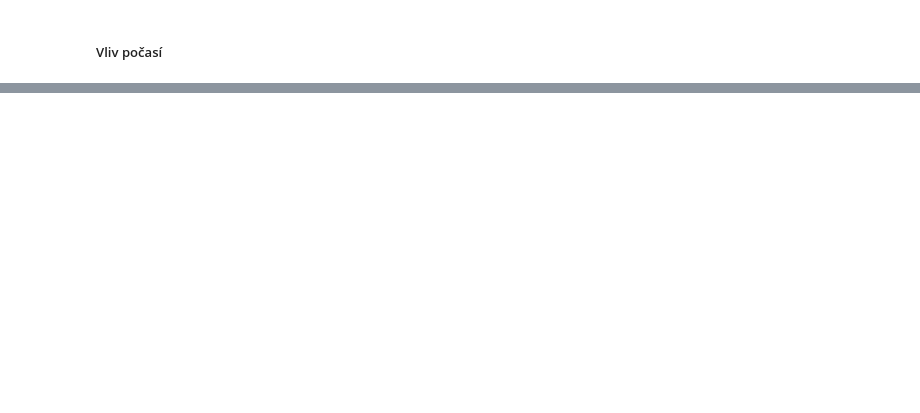
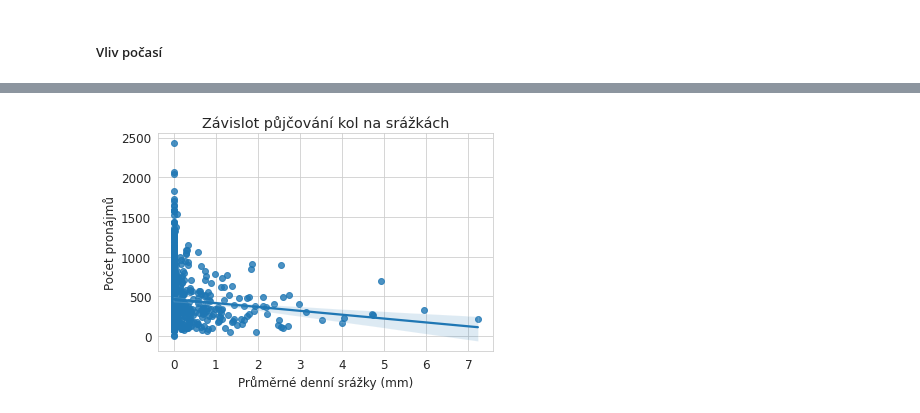
Before and after one commit to 9berny9/bikes, a Jupyter notebook: bikes_process.ipynb, the cells around one changed output, grey strips where cells are left out. Saved outputs shown, nothing was run; the diff lists cells and outputs as text; code cells hidden in the pictures; blank space fills up the shorter version.

Commit message:
weather

```diff
--- a/bikes_process.ipynb
+++ b/bikes_process.ipynb
@@ -991,0 +1091,5 @@ plt.show()
+# %%
+# Seskupení podle data s průměrnou pocitovou teplotou a průměrnými srážky na mm:
+weather_group = dfm2.groupby('date').agg(
+    {'start_id': ['count'], 'feels_c': ['mean'], "rain_mm" : ["mean"]}
+    ).reset_index().rename(columns={"start_id":"rent"})
@@ -991,0 +1106,8 @@ plt.show()
+# %%
+# graf závisloti půjčování kol na srážkách
+sns.regplot(x="rain_mm", y="rent", data=weather_group);
+plt.title('Závislot půjčování kol na srážkách');
+plt.xlabel('Průměrné denní srážky (mm)');
+plt.ylabel('Počet pronájmů');
+# %% [output]
+[figure, added]
```
Also changed, not shown: parts of 20 cells of this notebook.
